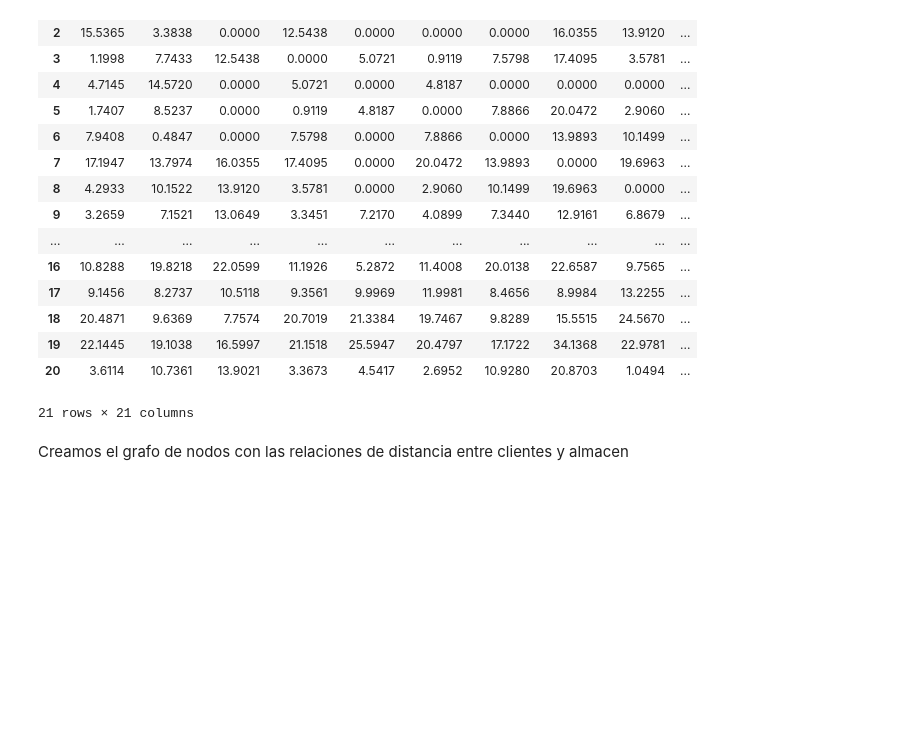
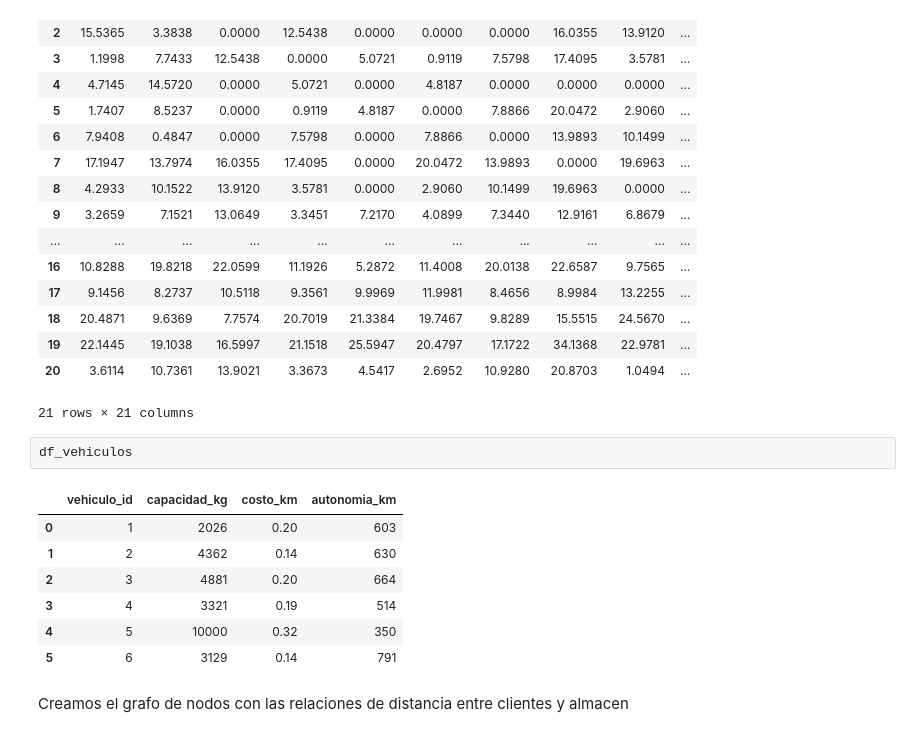
Before and after one commit to ProyectosMaster/Proyecto1, a Jupyter notebook: algoritmos/algoritmos_iniciales/algorimto_djikstra.ipynb, the cells around one changed output. Saved outputs shown, nothing was run; the diff lists cells and outputs as text; blank space fills up the shorter version.

```diff
--- a/modelos/algorimto_djikstra.ipynb
+++ b/algoritmos/algoritmos_iniciales/algorimto_djikstra.ipynb
@@ -33,6 +33,16 @@ df_distancia_km
 | 19 | 22.1445 | 19.1038 | 16.5997 | 21.1518 | 25.5947 | 20.4797 | 17.1722 | 34.1368 | 22.9781 | ... |
 | 20 | 3.6114 | 10.7361 | 13.9021 | 3.3673 | 4.5417 | 2.6952 | 10.9280 | 20.8703 | 1.0494 | ... |
 21 rows × 21 columns
+# %%
+df_vehiculos
+# %% [output]
+|  | vehiculo_id | capacidad_kg | costo_km | autonomia_km |
+| 0 | 1 | 2026 | 0.20 | 603 |
+| 1 | 2 | 4362 | 0.14 | 630 |
+| 2 | 3 | 4881 | 0.20 | 664 |
+| 3 | 4 | 3321 | 0.19 | 514 |
+| 4 | 5 | 10000 | 0.32 | 350 |
+| 5 | 6 | 3129 | 0.14 | 791 |
 # %% [markdown]
 Creamos el grafo de nodos con las relaciones de distancia entre clientes y almacen
 # %%
```
Also changed, not shown: 26 other files.
